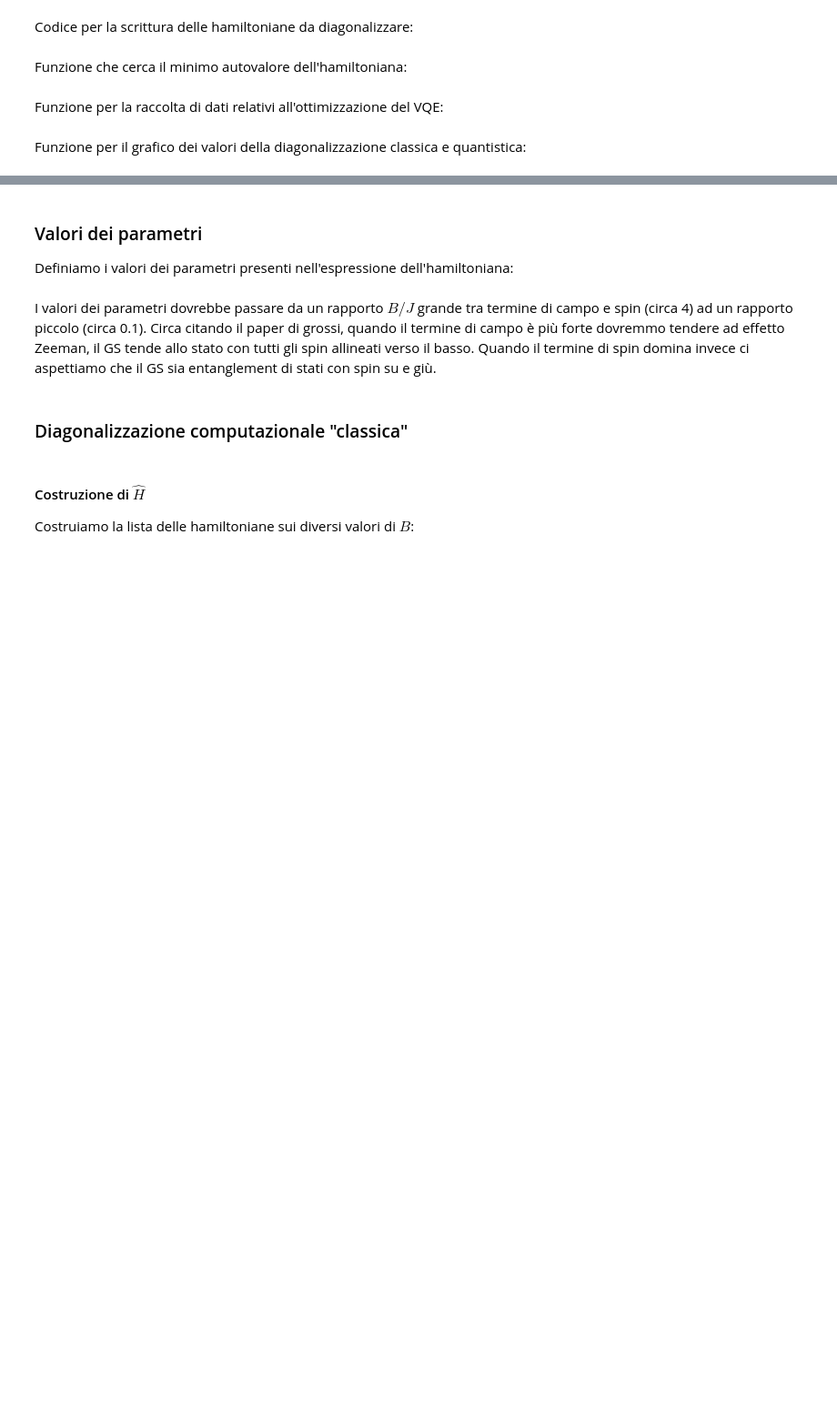
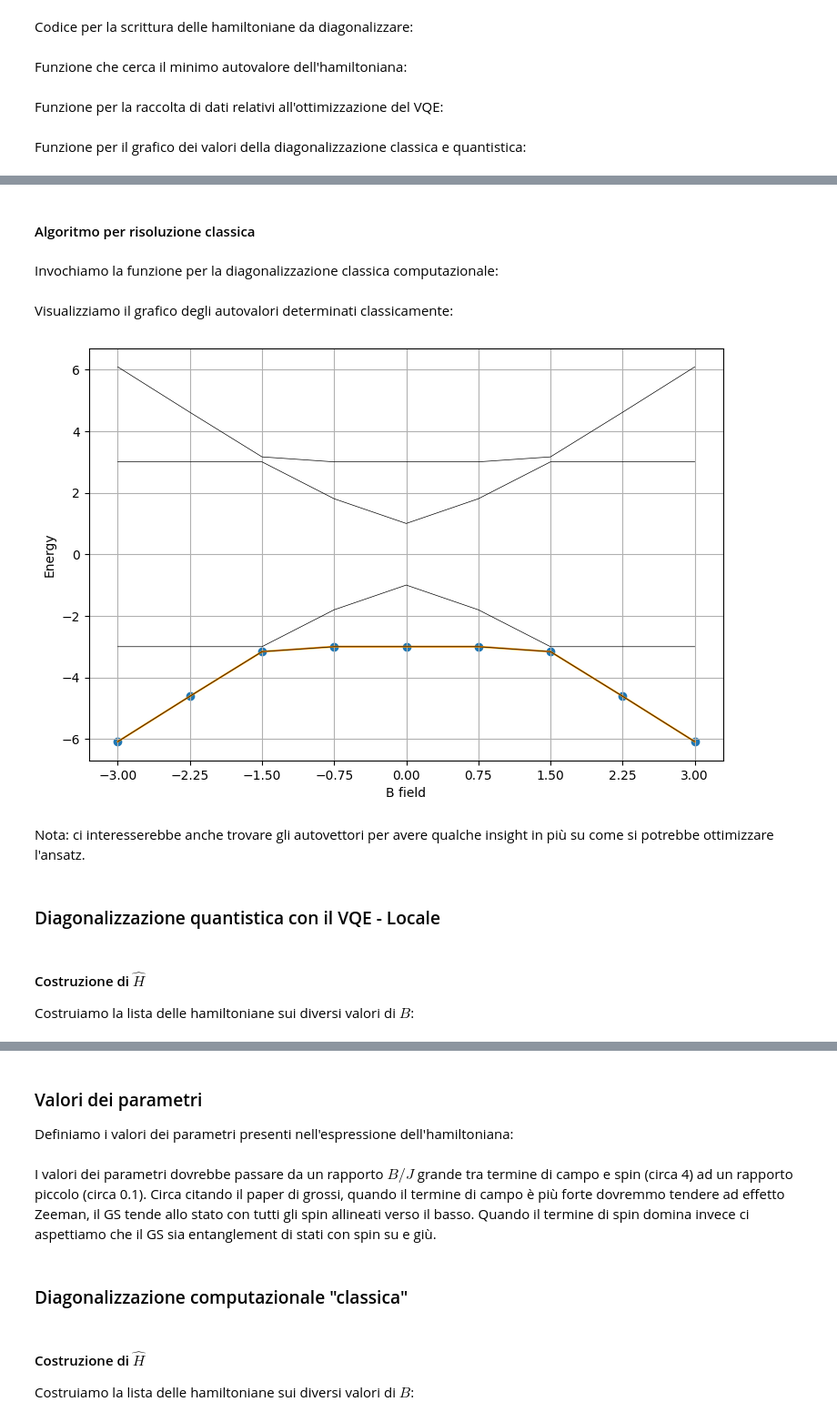
Before and after one commit to herondedalus/AQM_progettino, a Jupyter notebook: Main.ipynb, the cells around one changed output, grey strips where cells are left out. Shown at 91% size. Cells and saved outputs as stored; diff of their text form; code cells hidden in the pictures; blank space fills up the shorter version.

```diff
--- a/Main.ipynb
+++ b/Main.ipynb
@@ -57,6 +58,10 @@ def plot_class(lists):
 
     plt.xticks(B)
 
+    #itero sulle diverse tecniche che ho utilizzato
+    for i in range(2,len(lists)):
+        ax.plot(B, lists[i], color="#FF9900", linewidth=1.5)
+
     #ax.scatter(b, energy, marker='o')
     ax.scatter(B, lists[0], marker='o')
     ax.plot(B, lists[1], color="#000000", linewidth=0.5)
@@ -149,0 +319,36 @@ def plot_tot(lists):
+# %%
+import numpy as np
+from qiskit.opflow import X, Y, Z, I
+
+##La versione "classica" di questa funzione utilizza Operatori del tipo Operators, che un eigensolver classico può utilizzare
+
+
+def Spin_Magnet_Hamilton_class(Natoms,J,gy,gz,B):
+
+    #Builds the N-atoms Hamiltonian for anisotropic Magnetic field-spin interaction
+
+    #initialize 0-dimensional Operators
+    field=Operator([0])
+    spin=Operator([0])
+
+    #cycle over all qubits
+    for i in range(Natoms):
+
+        #Adds the spin field interaction for each atom
+        field = (field^I)
+        field -= (B*((I^i)^Z))
+
+        #Adds
+        spin = spin^I
+
+        #implementation for the i-th qubit
+        #of spin-spin interactions with j-th qubit, with j<i
+        for j in range(i):
+            spin -= ( J * ((I^j)^X^(I^(i-j-1))^X))
+            spin -= (J*gy*((I^j)^Y^(I^(i-j-1))^Y))
+
+    return(spin+field)
+# %%
+cH = []
+for k in B:
+    cH.append(Spin_Magnet_Hamilton_class(Natoms,J,gy,gz,k))
@@ -149,0 +369,20 @@ def plot_tot(lists):
+# %% [markdown]
+#### Algoritmo per risoluzione classica
+# %% [markdown]
+Invochiamo la funzione per la diagonalizzazione classica computazionale:
+# %%
+cGSEigE, EigE = class_par_H_diagonalizer(cH)
+# %% [markdown]
+Visualizziamo il grafico degli autovalori determinati classicamente:
+# %%
+GS1 = [min(-sqrt( J**2 * (1-gy)**2 + 4*i**2 ),+J*(1+gy),-J*(1+gy)) for i in B]
+plot_class([cGSEigE, EigE, GS1])
+# %% [output]
+[figure, added]
+# %% [markdown]
+Nota: ci interesserebbe anche trovare gli autovettori per avere qualche insight in più su come si potrebbe ottimizzare l'ansatz.
+# %% [markdown]
+### Diagonalizzazione quantistica con il VQE - Locale
+# %% [markdown]
+#### Costruzione di $\hat H$
+Costruiamo la lista delle hamiltoniane sui diversi valori di $B$:
```
Also changed, not shown: parts of 130 cells of this notebook.
